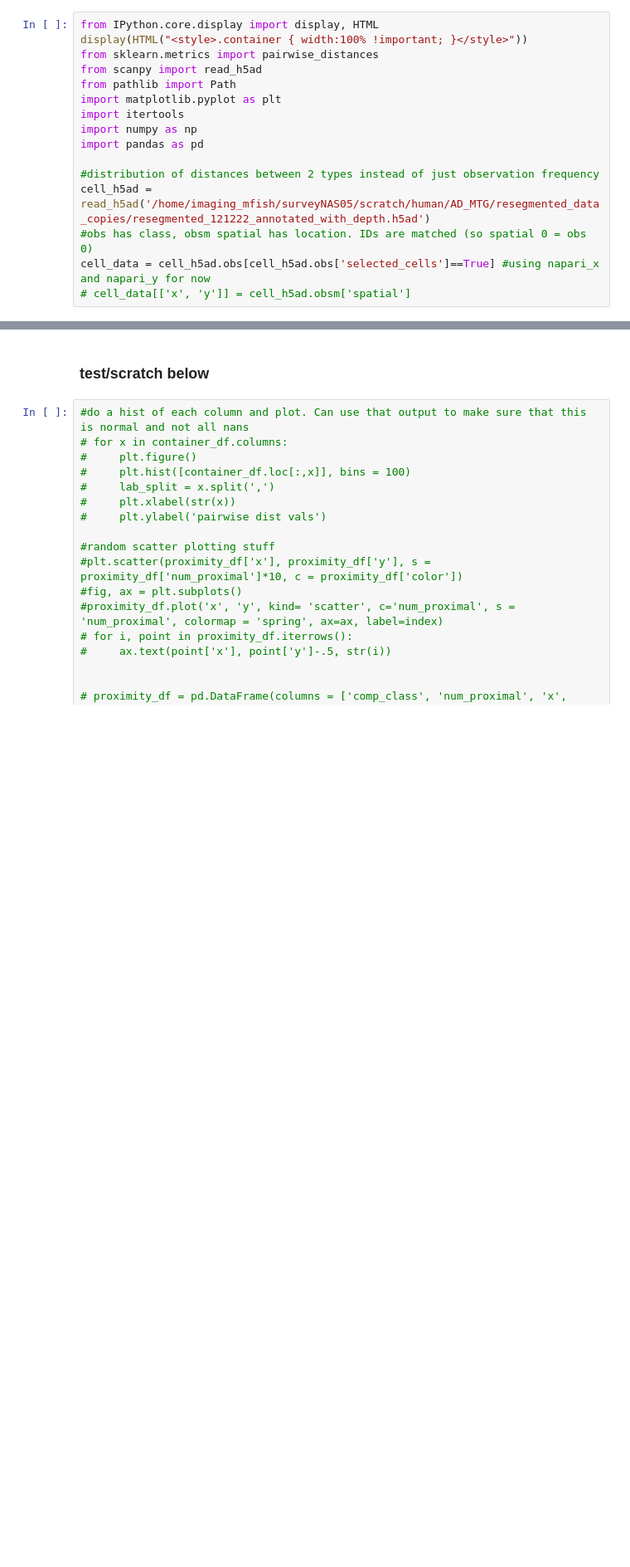
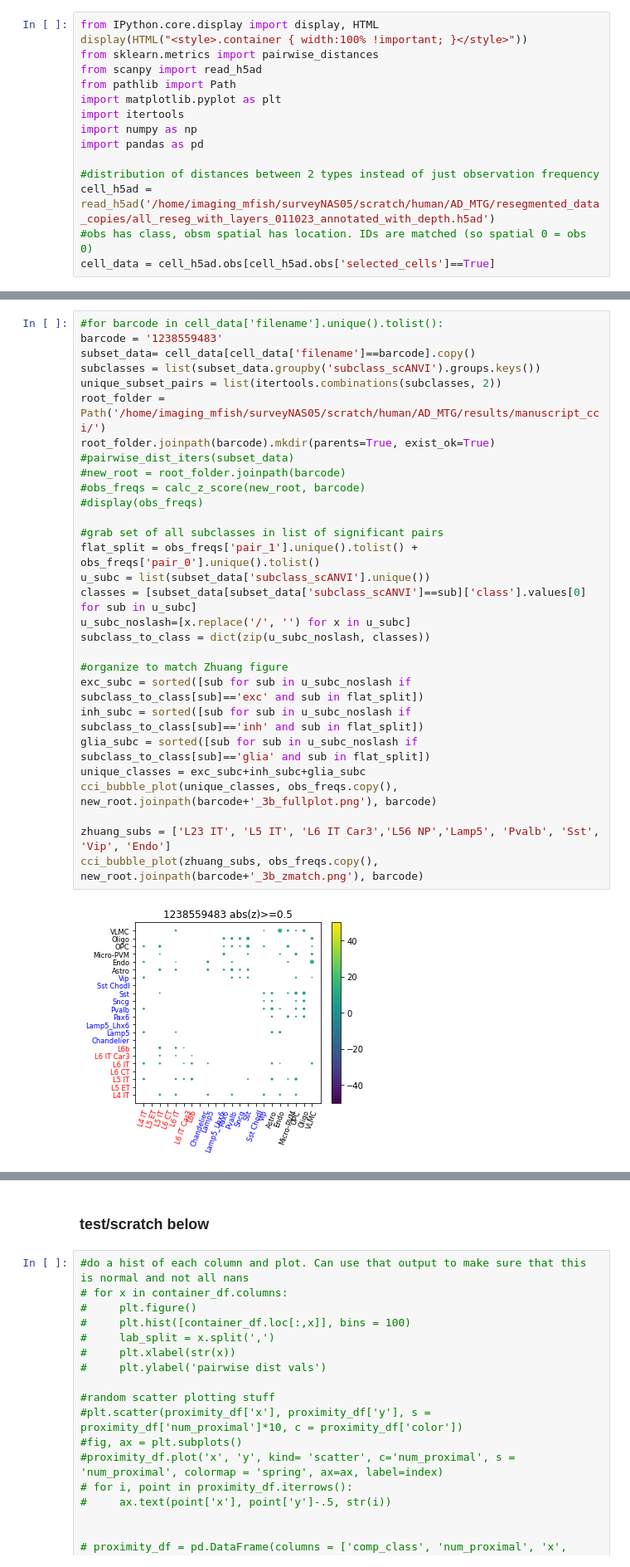
Before and after one commit to AllenInstitute/spots-in-space, a Jupyter notebook: code/merscope_processing/zhuang_cci_rewrite_attempt.ipynb, the cells around one changed output, grey strips where cells are left out. Shown: that part at 83% size. Saved outputs shown, nothing was run; the diff lists cells and outputs as text; blank space fills up the shorter version.

Commit message:
updated to run on all cells

```diff
--- a/code/merscope_processing/zhuang_cci_rewrite_attempt.ipynb
+++ b/code/merscope_processing/zhuang_cci_rewrite_attempt.ipynb
@@ -10,9 +10,8 @@ import numpy as np
 import pandas as pd
 
 #distribution of distances between 2 types instead of just observation frequency
-cell_h5ad = read_h5ad('/home/imaging_mfish/surveyNAS05/scratch/human/AD_MTG/resegmented_data_copies/resegmented_121222_annotated_with_depth.h5ad')
+cell_h5ad = read_h5ad('/home/imaging_mfish/surveyNAS05/scratch/human/AD_MTG/resegmented_data_copies/all_reseg_with_layers_011023_annotated_with_depth.h5ad')
 #obs has class, obsm spatial has location. IDs are matched (so spatial 0 = obs 0)
-cell_data = cell_h5ad.obs[cell_h5ad.obs['selected_cells']==True] #using napari_x and napari_y for now
-# cell_data[['x', 'y']] = cell_h5ad.obsm['spatial']
+cell_data = cell_h5ad.obs[cell_h5ad.obs['selected_cells']==True]
 # %%
 import sys
@@ -208,0 +123,31 @@ cci_bubble_plot(unique_classes, test, 'plot3b_match', bc)
+# %%
+#for barcode in cell_data['filename'].unique().tolist():
+barcode = '1238559483'
+subset_data= cell_data[cell_data['filename']==barcode].copy()
+subclasses = list(subset_data.groupby('subclass_scANVI').groups.keys())
+unique_subset_pairs = list(itertools.combinations(subclasses, 2))
+root_folder = Path('/home/imaging_mfish/surveyNAS05/scratch/human/AD_MTG/results/manuscript_cci/')
+root_folder.joinpath(barcode).mkdir(parents=True, exist_ok=True)
+#pairwise_dist_iters(subset_data)
+#new_root = root_folder.joinpath(barcode)
+#obs_freqs = calc_z_score(new_root, barcode)
+#display(obs_freqs)
+
+#grab set of all subclasses in list of significant pairs
+flat_split = obs_freqs['pair_1'].unique().tolist() + obs_freqs['pair_0'].unique().tolist()
+u_subc = list(subset_data['subclass_scANVI'].unique())
+classes = [subset_data[subset_data['subclass_scANVI']==sub]['class'].values[0] for sub in u_subc]
+u_subc_noslash=[x.replace('/', '') for x in u_subc]
+subclass_to_class = dict(zip(u_subc_noslash, classes))
+
+#organize to match Zhuang figure
+exc_subc = sorted([sub for sub in u_subc_noslash if subclass_to_class[sub]=='exc' and sub in flat_split])
+inh_subc = sorted([sub for sub in u_subc_noslash if subclass_to_class[sub]=='inh' and sub in flat_split])
+glia_subc = sorted([sub for sub in u_subc_noslash if subclass_to_class[sub]=='glia' and sub in flat_split])
+unique_classes = exc_subc+inh_subc+glia_subc
+cci_bubble_plot(unique_classes, obs_freqs.copy(), new_root.joinpath(barcode+'_3b_fullplot.png'), barcode)
+
+zhuang_subs = ['L23 IT', 'L5 IT', 'L6 IT Car3','L56 NP','Lamp5', 'Pvalb', 'Sst', 'Vip', 'Endo']
+cci_bubble_plot(zhuang_subs, obs_freqs.copy(), new_root.joinpath(barcode+'_3b_zmatch.png'), barcode)
+# %% [output]
+[figure, added]
```
Also changed, not shown: parts of 5 cells of this notebook.
